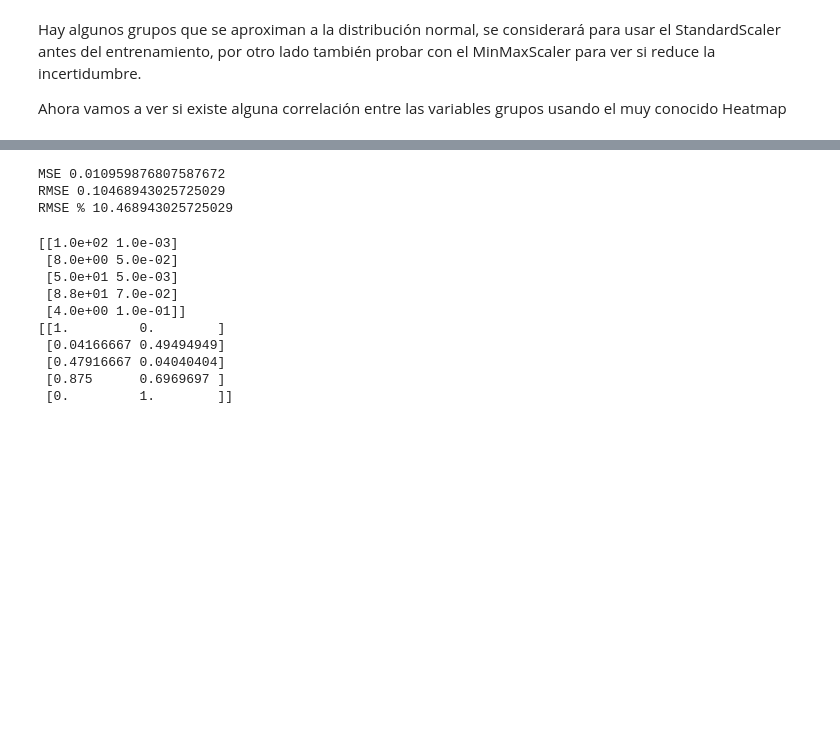
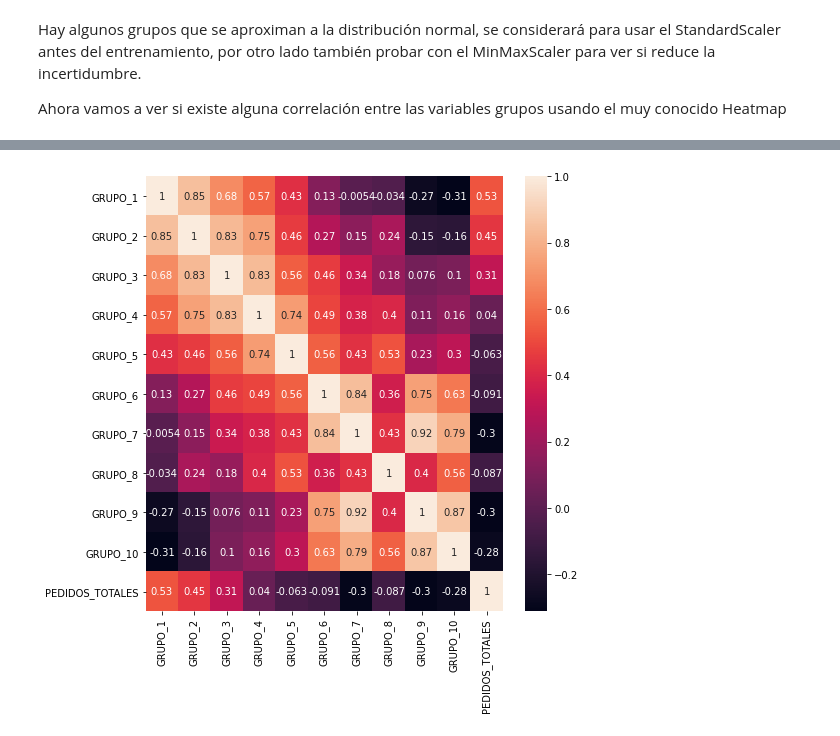
Before and after one commit to felipeturing/azzorti, a Jupyter notebook: Azzorti.ipynb, the cells around one changed output, grey strips where cells are left out. Saved outputs shown, nothing was run; the diff lists cells and outputs as text; code cells hidden in the pictures; blank space fills up the shorter version.

```diff
--- a/Azzorti.ipynb
+++ b/Azzorti.ipynb
@@ -204,41 +201,0 @@ Primero vamos a describir estadísticamente las variables definidas por los grup
-# %%
-%%time
-suma_grupos = datos['GRUPO_1'] + datos['GRUPO_2'] + datos['GRUPO_3'] + datos['GRUPO_4'] + datos['GRUPO_5'] + datos['GRUPO_6'] + datos['GRUPO_7'] + datos['GRUPO_8'] + datos['GRUPO_9'] + datos['GRUPO_10']
-datos['PROMEDIO_GRUPOS_LOG'] = np.log( suma_grupos / 10 )
-
-datos['AÑO_CAMPAÑA'] = datos['CAMPAÑA'] // 100
-datos['TERCIO_AÑO_CAMPAÑA'] = (datos['CAMPAÑA'] % 100) // 3 # Falta optimizar esta característica
-
-datos['GRUPO_1_LOG'] = np.log(datos['GRUPO_1'])
-datos['GRUPO_2_LOG'] = np.log(datos['GRUPO_2'])
-datos['GRUPO_3_LOG'] = np.log(datos['GRUPO_3'])
-datos['GRUPO_4_LOG'] = np.log(datos['GRUPO_4'])
-datos['GRUPO_5_LOG'] = np.log(datos['GRUPO_5'])
-datos['GRUPO_6_LOG'] = np.log(datos['GRUPO_6'])
-datos['GRUPO_7_LOG'] = np.log(datos['GRUPO_7'])
-datos['GRUPO_8_LOG'] = np.log(datos['GRUPO_8'])
-datos['GRUPO_9_LOG'] = np.log(datos['GRUPO_9'])
-datos['GRUPO_10_LOG'] = np.log(datos['GRUPO_10'])
-datos['PEDIDOS_TOTALES_LOG'] = np.log(datos['PEDIDOS_TOTALES'])
-
-datos['CAMBIO_PORCENTUAL_GRUPO_1'] = (datos['GRUPO_1'].pct_change(periods=1)).fillna(0)
-datos['CAMBIO_PORCENTUAL_GRUPO_2'] = (datos['GRUPO_2'].pct_change(periods=1)).fillna(0)
-datos['CAMBIO_PORCENTUAL_GRUPO_3'] = (datos['GRUPO_3'].pct_change(periods=1)).fillna(0)
-datos['CAMBIO_PORCENTUAL_GRUPO_4'] = (datos['GRUPO_4'].pct_change(periods=1)).fillna(0)
-datos['CAMBIO_PORCENTUAL_GRUPO_5'] = (datos['GRUPO_5'].pct_change(periods=1)).fillna(0)
-datos['CAMBIO_PORCENTUAL_GRUPO_6'] = (datos['GRUPO_6'].pct_change(periods=1)).fillna(0)
-datos['CAMBIO_PORCENTUAL_GRUPO_7'] = (datos['GRUPO_7'].pct_change(periods=1)).fillna(0)
-datos['CAMBIO_PORCENTUAL_GRUPO_8'] = (datos['GRUPO_8'].pct_change(periods=1)).fillna(0)
-datos['CAMBIO_PORCENTUAL_GRUPO_9'] = (datos['GRUPO_9'].pct_change(periods=1)).fillna(0)
-datos['CAMBIO_PORCENTUAL_GRUPO_10'] = (datos['GRUPO_10'].pct_change()).fillna(0)
-
-#datos = datos.drop(columns=['GRUPO_1', 'GRUPO_2', 'GRUPO_3', 'GRUPO_4', 'GRUPO_5', 'GRUPO_6',
-#                            'GRUPO_7', 'GRUPO_8', 'GRUPO_9', 'GRUPO_10', 'CAMPAÑA', 'PEDIDOS_TOTALES'])
-#datos.drop(columns=['GRUPO_1', 'GRUPO_2', 'GRUPO_3', 'GRUPO_4', 'GRUPO_5', 'GRUPO_6',
-#                            'GRUPO_7', 'GRUPO_8', 'GRUPO_9', 'GRUPO_10', 'CAMPAÑA', 'PEDIDOS_TOTALES'], inplace=True)
-
-#escalador_estandarizado = StandardScaler()
-#datos = pd.DataFrame(escalador_estandarizado.fit_transform(datos)) # Escalado
-#datos.head(5)
-#ax = datos['GRUPO_1_LOG'].plot.hist(bins=12, alpha=0.5)
-#datos.columns
@@ -321,33 +202,6 @@ RMSE % 9.781228326311696
-# %%
-metricas(y_prueba, y_predict_gradient_boosting_regressor)
-# %% [output]
-MSE 0.010959876807587672
-RMSE 0.10468943025725029
-RMSE % 10.468943025725029
-# %%
-# example of a normalization
-from numpy import asarray
-from sklearn.preprocessing import MinMaxScaler
-# define data
-data = asarray([[100, 0.001],
-                [8, 0.05],
-                [50, 0.005],
-                [88, 0.07],
-                [4, 0.1]])
-print(data)
-# define min max scaler
-scaler = MinMaxScaler()
-# transform data
-scaled = scaler.fit_transform(data)
-print(scaled)
-# %% [output]
-[[1.0e+02 1.0e-03]
- [8.0e+00 5.0e-02]
- [5.0e+01 5.0e-03]
- [8.8e+01 7.0e-02]
- [4.0e+00 1.0e-01]]
-[[1.         0.        ]
- [0.04166667 0.49494949]
- [0.47916667 0.04040404]
- [0.875      0.6969697 ]
- [0.         1.        ]]
+# %%
+_, ejes = plt.subplots(figsize = (8, 8))
+sns.heatmap(datos[datos.columns[1:]].corr(), annot=True, ax=ejes)
+plt.show()
+# %% [output]
+[figure, added]
```
Also changed, not shown: parts of 43 cells of this notebook, 1 other file.
